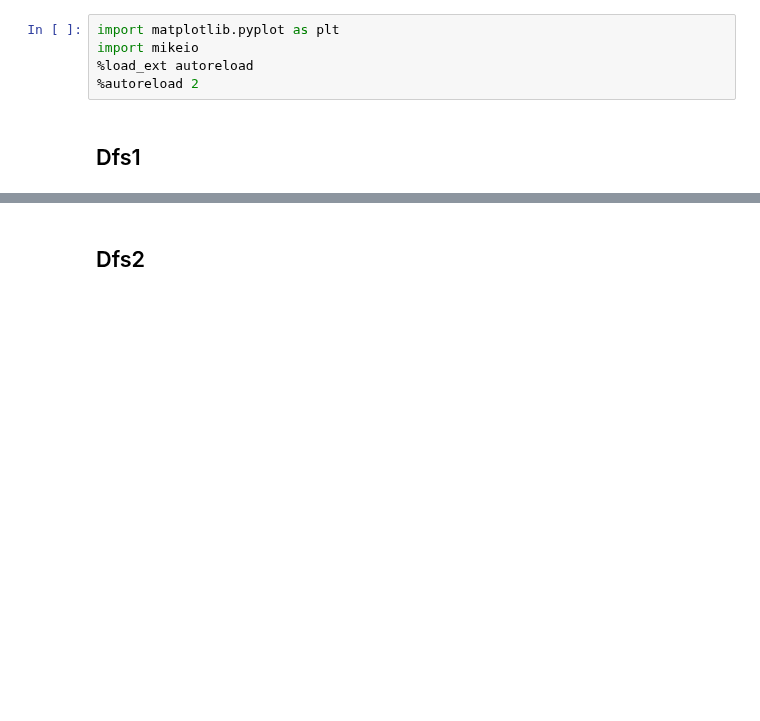
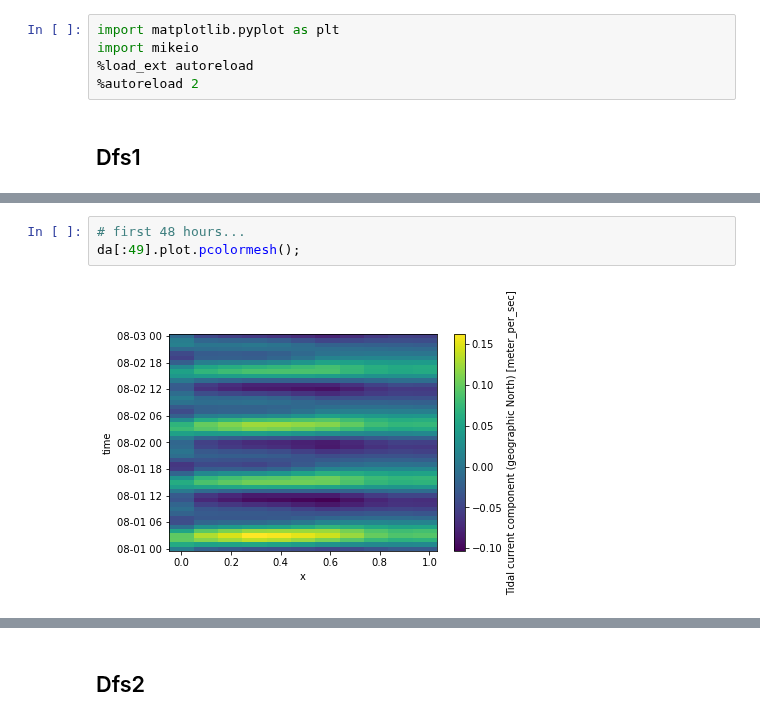
Before and after one commit to DHI/mikeio, a Jupyter notebook: notebooks/DataArray - Dfs123 plotting.ipynb, the cells around one changed output, grey strips where cells are left out. Saved outputs shown, nothing was run; the diff lists cells and outputs as text; blank space fills up the shorter version.

```diff
--- a/notebooks/DataArray - Dfs123 plotting.ipynb
+++ b/notebooks/DataArray - Dfs123 plotting.ipynb
@@ -37 +37,6 @@ da[:,1:].plot.timeseries();
+# %%
+# first 48 hours...
+da[:49].plot.pcolormesh();
+# %% [output]
+[figure, added]
 # %%
```
Also changed, not shown: parts of 6 cells of this notebook.
